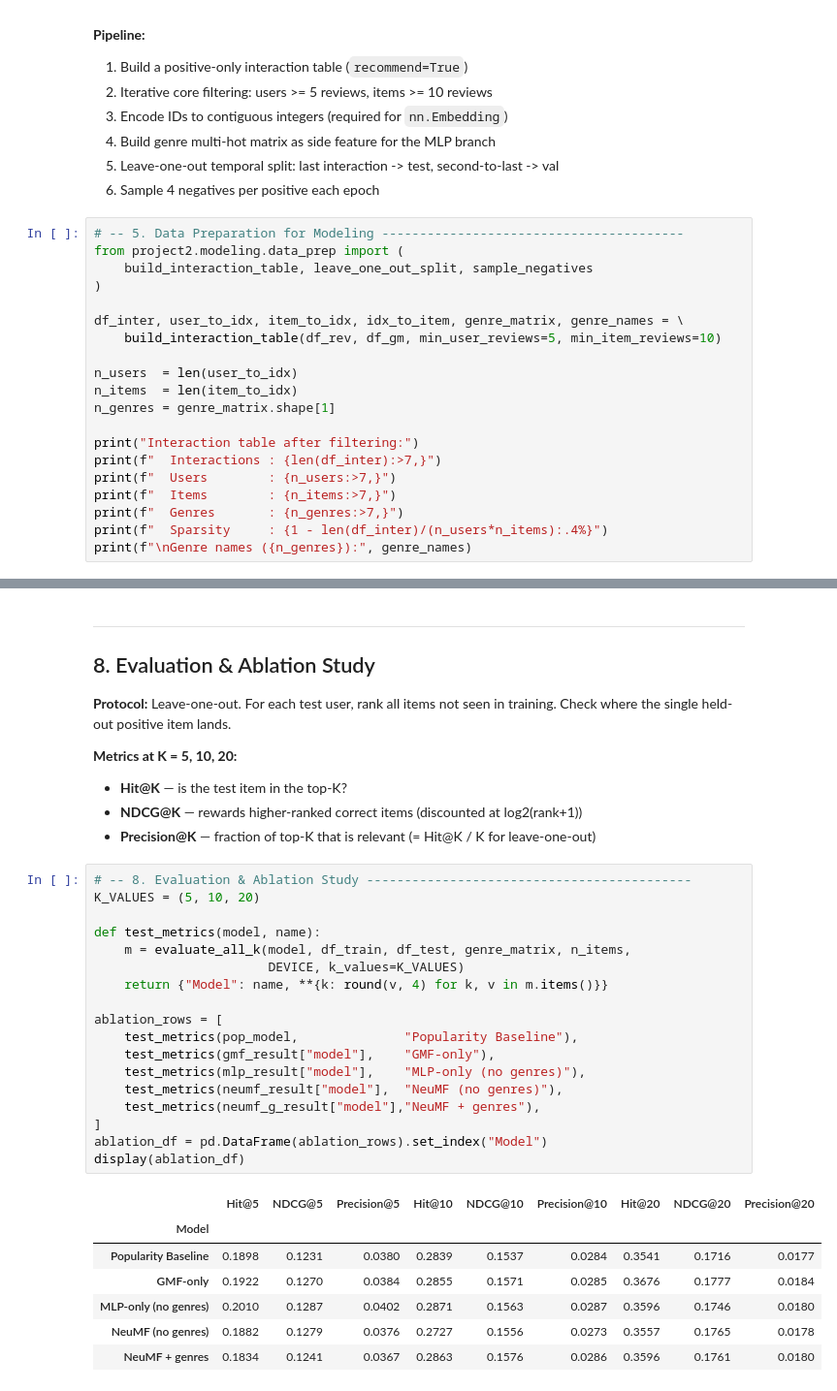
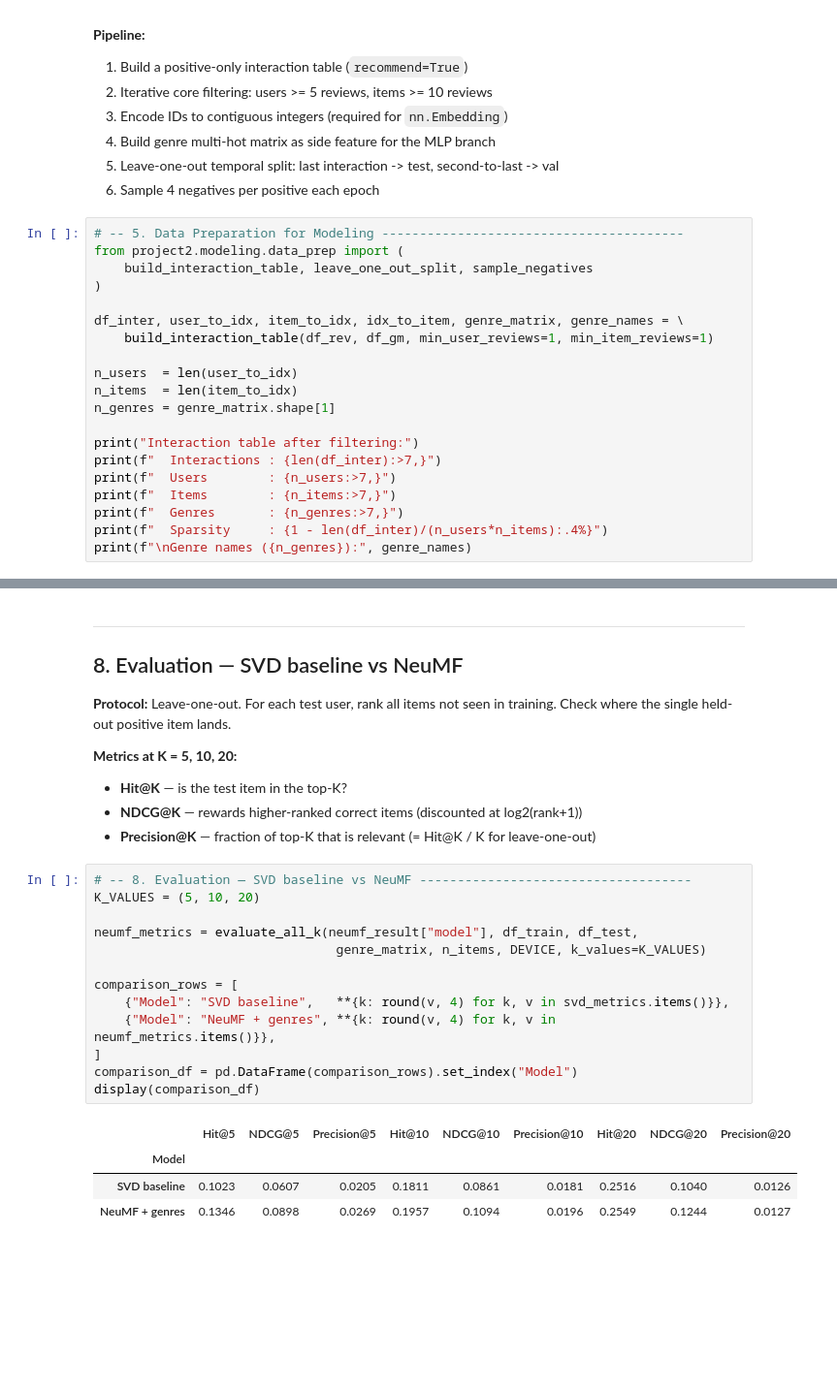
Before and after one commit to Patreax/ISA_movielens_recsys, a Jupyter notebook: notebooks/02_steam_recsys.ipynb, the cells around one changed output, grey strips where cells are left out. Shown at 97% size. Cells and saved outputs as stored; diff of their text form; blank space fills up the shorter version.

```diff
--- a/notebooks/02_steam_recsys.ipynb
+++ b/notebooks/02_steam_recsys.ipynb
@@ -638,7 +644,7 @@ from project2.modeling.data_prep import (
 )
 
 df_inter, user_to_idx, item_to_idx, idx_to_item, genre_matrix, genre_names = \
-    build_interaction_table(df_rev, df_gm, min_user_reviews=5, min_item_reviews=10)
+    build_interaction_table(df_rev, df_gm, min_user_reviews=1, min_item_reviews=1)
 
 n_users  = len(user_to_idx)
 n_items  = len(item_to_idx)
@@ -860,7 +874,7 @@ Epoch 06 | loss=0.3914 | Hit@10=0.3086 | NDCG@10=0.1719 | Precision@10=0.0309 |
   -> Early stopping (no improvement for 4 epochs)
 # %% [markdown]
 ---
-## 8. Evaluation & Ablation Study
+## 8. Evaluation — SVD baseline vs NeuMF
 
 **Protocol:** Leave-one-out.  For each test user, rank all items not seen in training.
 Check where the single held-out positive item lands.
@@ -870,29 +884,21 @@ Check where the single held-out positive item lands.
 - **NDCG@K** — rewards higher-ranked correct items (discounted at log2(rank+1))
 - **Precision@K** — fraction of top-K that is relevant (= Hit@K / K for leave-one-out)
 # %%
-# -- 8. Evaluation & Ablation Study -------------------------------------------
+# -- 8. Evaluation — SVD baseline vs NeuMF ------------------------------------
 K_VALUES = (5, 10, 20)
 
-def test_metrics(model, name):
-    m = evaluate_all_k(model, df_train, df_test, genre_matrix, n_items,
-                       DEVICE, k_values=K_VALUES)
-    return {"Model": name, **{k: round(v, 4) for k, v in m.items()}}
+neumf_metrics = evaluate_all_k(neumf_result["model"], df_train, df_test,
+                                genre_matrix, n_items, DEVICE, k_values=K_VALUES)
 
-ablation_rows = [
-    test_metrics(pop_model,              "Popularity Baseline"),
-    test_metrics(gmf_result["model"],    "GMF-only"),
-    test_metrics(mlp_result["model"],    "MLP-only (no genres)"),
-    test_metrics(neumf_result["model"],  "NeuMF (no genres)"),
-    test_metrics(neumf_g_result["model"],"NeuMF + genres"),
+comparison_rows = [
+    {"Model": "SVD baseline",   **{k: round(v, 4) for k, v in svd_metrics.items()}},
+    {"Model": "NeuMF + genres", **{k: round(v, 4) for k, v in neumf_metrics.items()}},
 ]
-ablation_df = pd.DataFrame(ablation_rows).set_index("Model")
-display(ablation_df)
+comparison_df = pd.DataFrame(comparison_rows).set_index("Model")
+display(comparison_df)
 # %% [output]
 |  | Hit@5 | NDCG@5 | Precision@5 | Hit@10 | NDCG@10 | Precision@10 | Hit@20 | NDCG@20 | Precision@20 |
 | Model |  |  |  |  |  |  |  |  |  |
-| Popularity Baseline | 0.1898 | 0.1231 | 0.0380 | 0.2839 | 0.1537 | 0.0284 | 0.3541 | 0.1716 | 0.0177 |
-| GMF-only | 0.1922 | 0.1270 | 0.0384 | 0.2855 | 0.1571 | 0.0285 | 0.3676 | 0.1777 | 0.0184 |
-| MLP-only (no genres) | 0.2010 | 0.1287 | 0.0402 | 0.2871 | 0.1563 | 0.0287 | 0.3596 | 0.1746 | 0.0180 |
-| NeuMF (no genres) | 0.1882 | 0.1279 | 0.0376 | 0.2727 | 0.1556 | 0.0273 | 0.3557 | 0.1765 | 0.0178 |
-| NeuMF + genres | 0.1834 | 0.1241 | 0.0367 | 0.2863 | 0.1576 | 0.0286 | 0.3596 | 0.1761 | 0.0180 |
+| SVD baseline | 0.1023 | 0.0607 | 0.0205 | 0.1811 | 0.0861 | 0.0181 | 0.2516 | 0.1040 | 0.0126 |
+| NeuMF + genres | 0.1346 | 0.0898 | 0.0269 | 0.1957 | 0.1094 | 0.0196 | 0.2549 | 0.1244 | 0.0127 |
 # %%
```
Also changed, not shown: parts of 17 cells of this notebook.
